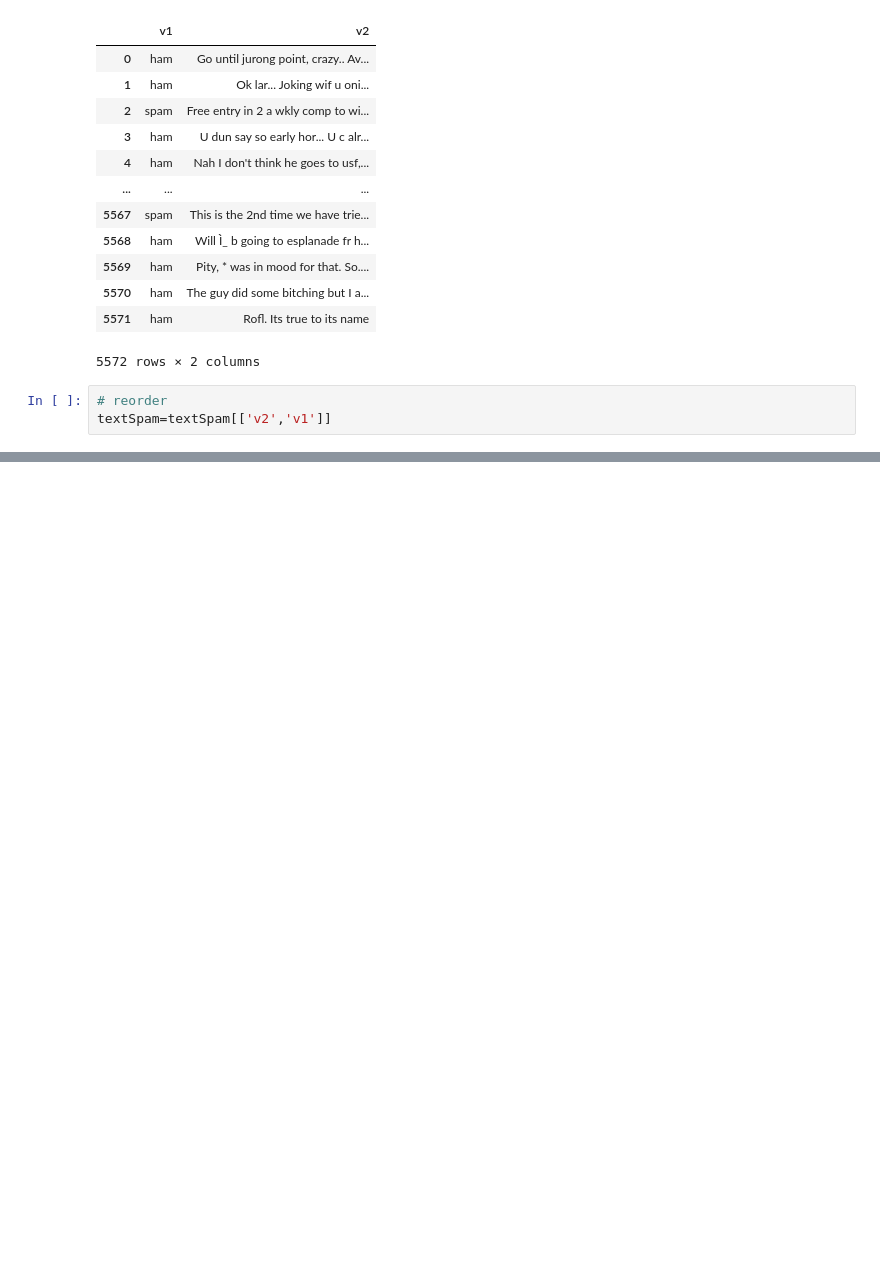
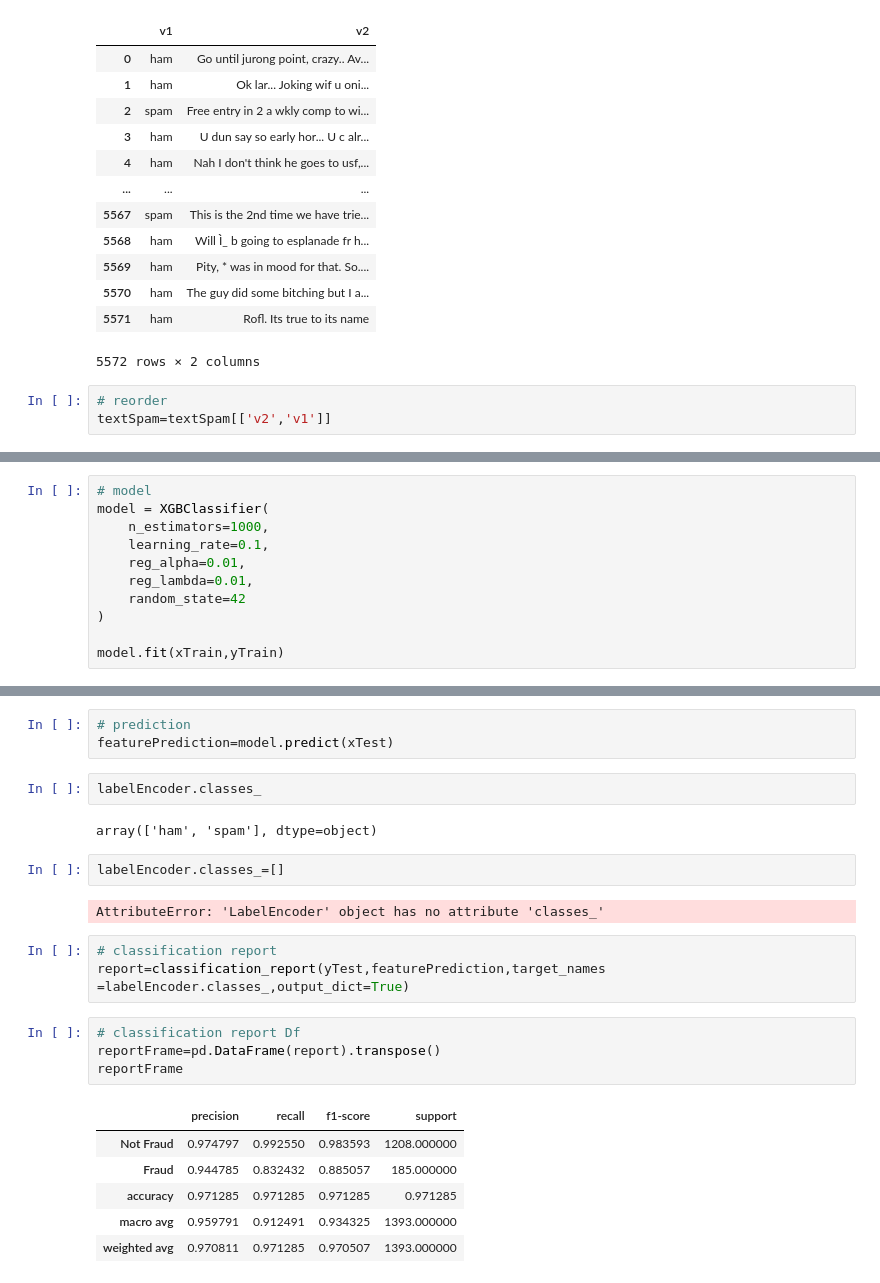
Before and after one commit to thePython2016/spam-prediction-with-text-app, a Jupyter notebook: spam-detection-with-text.ipynb, the cells around one changed output, grey strips where cells are left out. Cells and saved outputs as stored; diff of their text form; blank space fills up the shorter version.

```diff
--- a/spam-detection-with-text.ipynb
+++ b/spam-detection-with-text.ipynb
@@ -59,0 +99,11 @@ textSpam
+# %%
+# model
+model = XGBClassifier(
+    n_estimators=1000,
+    learning_rate=0.1,
+    reg_alpha=0.01,
+    reg_lambda=0.01,
+    random_state=42
+)
+
+model.fit(xTrain,yTrain)
@@ -59,0 +122,25 @@ textSpam
+# %%
+# prediction
+featurePrediction=model.predict(xTest)
+# %%
+labelEncoder.classes_
+# %% [output]
+array(['ham', 'spam'], dtype=object)
+# %%
+labelEncoder.classes_=[]
+# %% [output]
+AttributeError: 'LabelEncoder' object has no attribute 'classes_'
+# %%
+# classification report
+report=classification_report(yTest,featurePrediction,target_names =labelEncoder.classes_,output_dict=True)
+# %%
+# classification report Df
+reportFrame=pd.DataFrame(report).transpose()
+reportFrame
+# %% [output]
+|  | precision | recall | f1-score | support |
+| Not Fraud | 0.974797 | 0.992550 | 0.983593 | 1208.000000 |
+| Fraud | 0.944785 | 0.832432 | 0.885057 | 185.000000 |
+| accuracy | 0.971285 | 0.971285 | 0.971285 | 0.971285 |
+| macro avg | 0.959791 | 0.912491 | 0.934325 | 1393.000000 |
+| weighted avg | 0.970811 | 0.971285 | 0.970507 | 1393.000000 |
```
Also changed, not shown: parts of 12 cells of this notebook.
